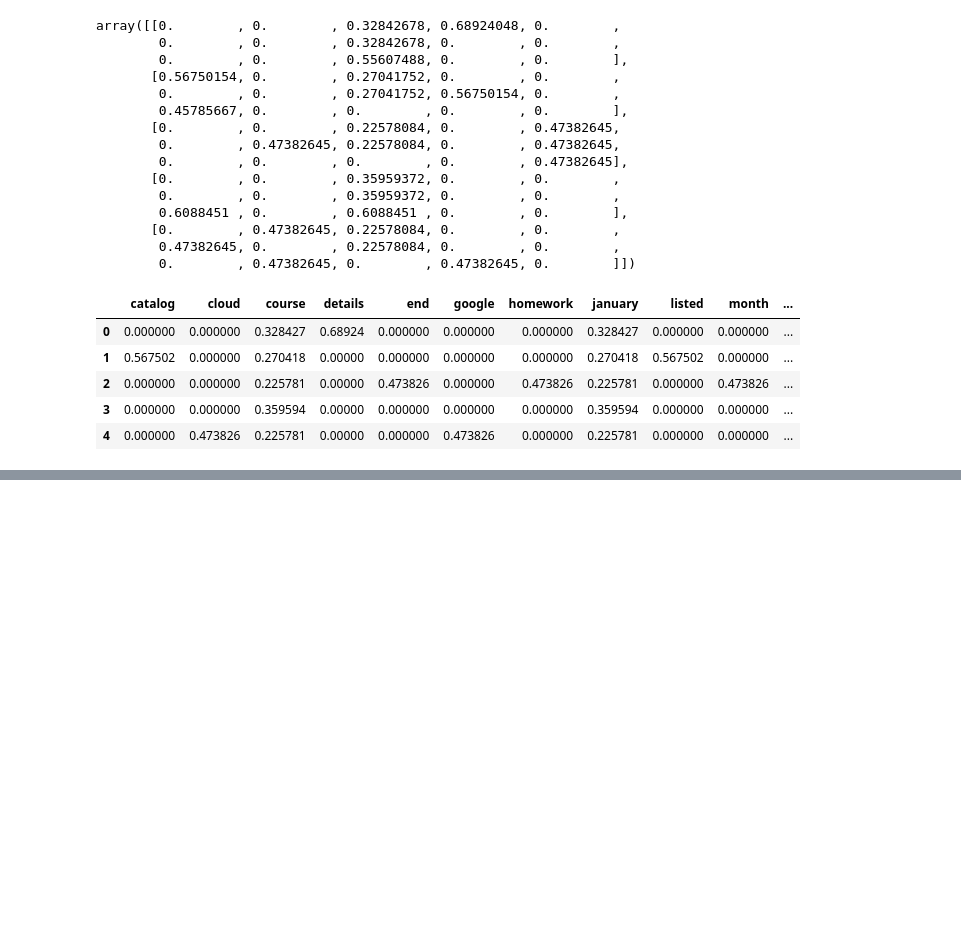
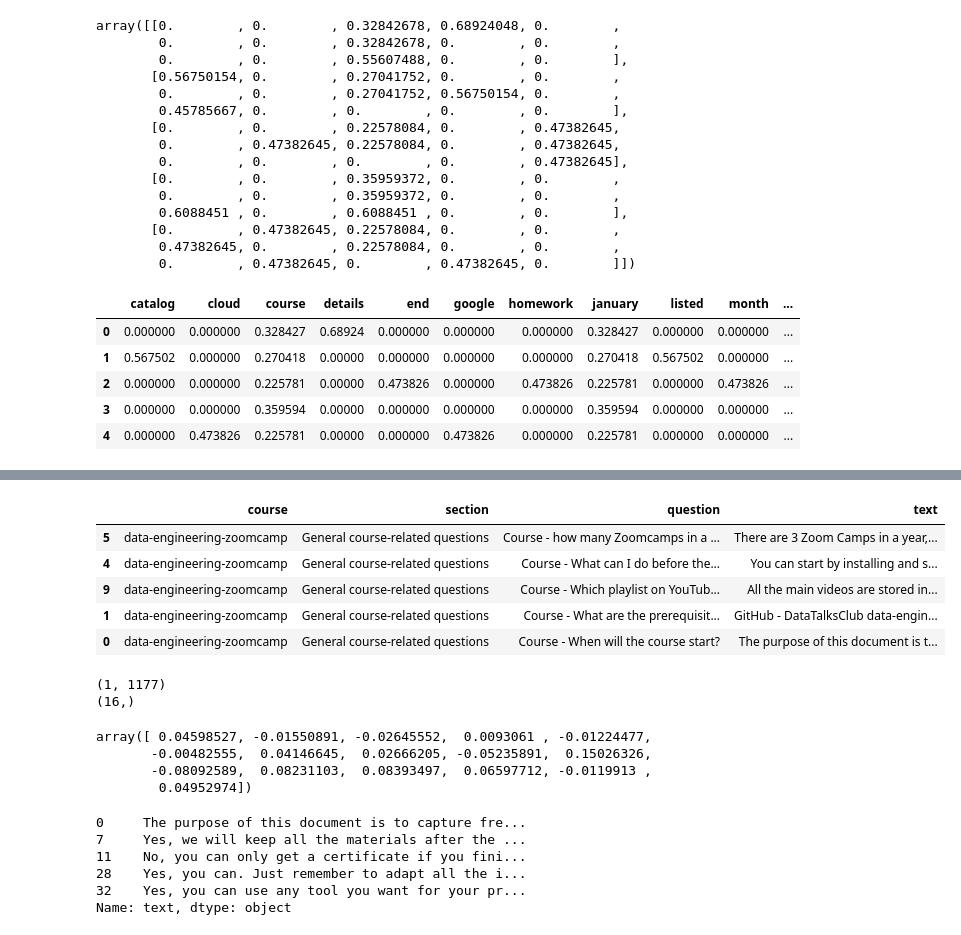
Before and after one commit to WeeFav/llm-zoomcamp, a Jupyter notebook: search-engine-workshop/main.ipynb, the cells around one changed output, grey strips where cells are left out. Drawn from its saved outputs; the diff is of its cells as text; code cells hidden in the pictures; blank space fills up the shorter version.

Commit message:
finish search engine workshop

```diff
--- a/search-engine-workshop/main.ipynb
+++ b/search-engine-workshop/main.ipynb
@@ -142,0 +169,37 @@ df_docs
+# %%
+fields = ['section', 'question', 'text']
+vectorizers = {}
+matrices = {}
+
+for f in fields:
+    vectorizer = TfidfVectorizer(stop_words='english', min_df=3)
+    X = vectorizer.fit_transform(df[f])
+    vectorizers[f] = vectorizer
+    matrices[f] = X
+# %%
+import numpy as np
+
+query = "I just signed up. Is it too late to join the course?"
+
+score = np.zeros(len(df))
+
+weights = {
+    'question': 3
+}
+
+for f in fields:
+    q = vectorizers[f].transform([query])
+    X = matrices[f]
+    f_score = cosine_similarity(X, q).flatten()
+    w = weights.get(f, 1.0)
+    score = score + w * f_score
+# %%
+filters = {
+    'course': 'data-engineering-zoomcamp'
+}
+
+for field, value in filters.items():
+    mask = (df[field] == value).values
+    score = score * mask
+
+score
@@ -142,0 +224,11 @@ df_docs
+# %%
+idx = np.argsort(score)[-5:]
+# %%
+df.iloc[idx]
+# %% [output]
+|  | course | section | question | text |
+| 5 | data-engineering-zoomcamp | General course-related questions | Course - how many Zoomcamps in a ... | There are 3 Zoom Camps in a year,... |
+| 4 | data-engineering-zoomcamp | General course-related questions | Course - What can I do before the... | You can start by installing and s... |
+| 9 | data-engineering-zoomcamp | General course-related questions | Course - Which playlist on YouTub... | All the main videos are stored in... |
+| 1 | data-engineering-zoomcamp | General course-related questions | Course - What are the prerequisit... | GitHub - DataTalksClub data-engin... |
+| 0 | data-engineering-zoomcamp | General course-related questions | Course - When will the course start? | The purpose of this document is t... |
@@ -142,0 +243,28 @@ df_docs
+# %%
+print(X[0].shape)
+print(X_emb[0].shape)
+# %% [output]
+(1, 1177)
+(16,)
+# %%
+query = 'I just signed up. Is it too late to join the course?'
+
+q = vectorizer.transform([query])
+q_emb = svd.transform(q)
+q_emb[0]
+# %% [output]
+array([ 0.04598527, -0.01550891, -0.02645552,  0.0093061 , -0.01224477,
+       -0.00482555,  0.04146645,  0.02666205, -0.05235891,  0.15026326,
+       -0.08092589,  0.08231103,  0.08393497,  0.06597712, -0.0119913 ,
+        0.04952974])
+# %%
+score = cosine_similarity(X_emb, q_emb).flatten()
+idx = np.argsort(-score)[:5]
+df.iloc[idx]['text']
+# %% [output]
+0     The purpose of this document is to capture fre...
+7     Yes, we will keep all the materials after the ...
+11    No, you can only get a certificate if you fini...
+28    Yes, you can. Just remember to adapt all the i...
+32    Yes, you can use any tool you want for your pr...
+Name: text, dtype: object
```
Also changed, not shown: parts of 13 cells of this notebook.
